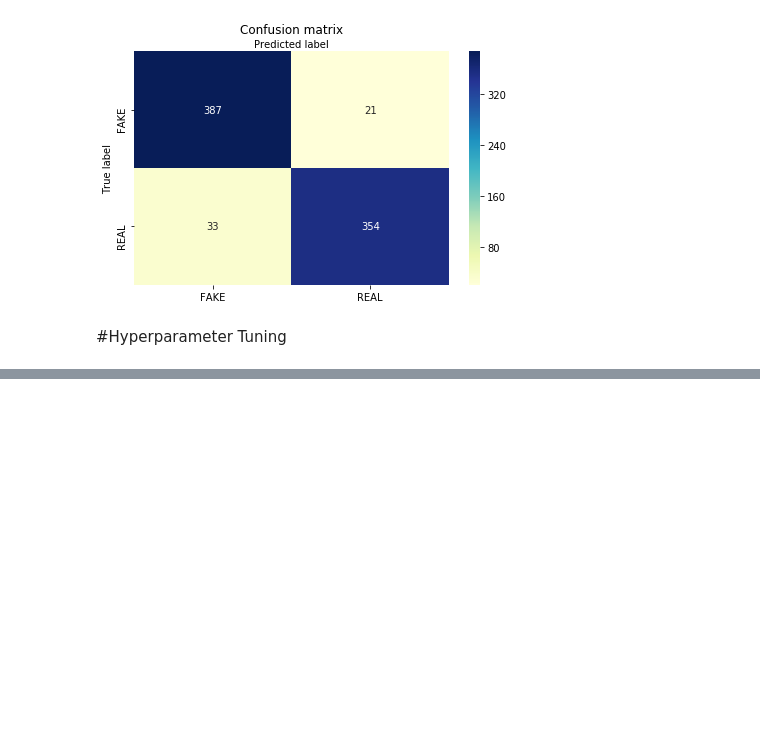
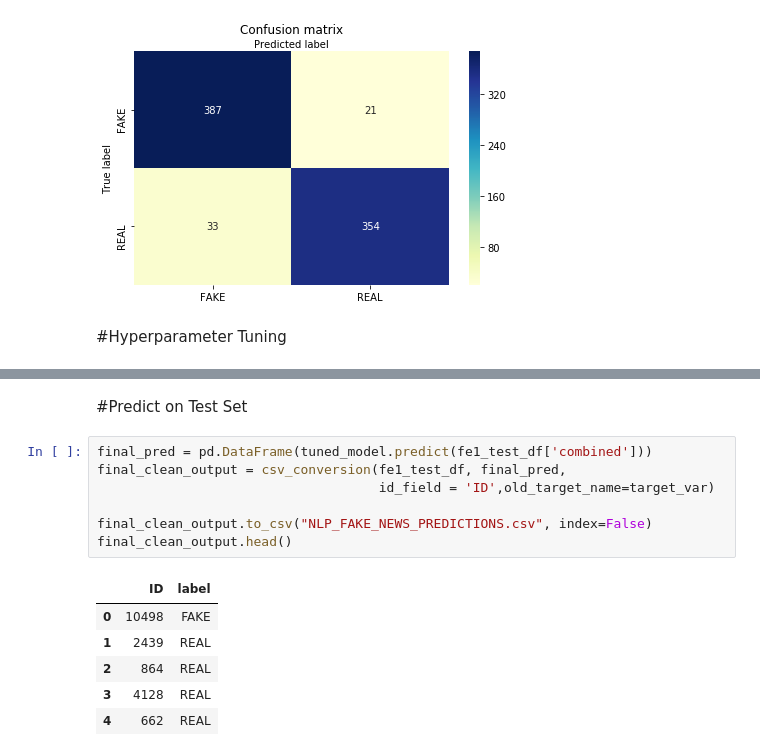
Before and after one commit to martinan92/NLP-FakeNews, a Jupyter notebook: First NLP Assignment (Martinez, Andrew).ipynb, the cells around one changed output, grey strips where cells are left out. Cells and saved outputs as stored; diff of their text form; blank space fills up the shorter version.

```diff
--- a/First NLP Assignment (Martinez, Andrew).ipynb
+++ b/First NLP Assignment (Martinez, Andrew).ipynb
@@ -315,0 +347,16 @@ run_full_iteration(fe1_train_df, tuned_model, vectorizer,
+# %% [markdown]
+#Predict on Test Set
+# %%
+final_pred = pd.DataFrame(tuned_model.predict(fe1_test_df['combined']))
+final_clean_output = csv_conversion(fe1_test_df, final_pred,
+                                    id_field = 'ID',old_target_name=target_var)
+
+final_clean_output.to_csv("NLP_FAKE_NEWS_PREDICTIONS.csv", index=False)
+final_clean_output.head()
+# %% [output]
+|  | ID | label |
+| 0 | 10498 | FAKE |
+| 1 | 2439 | REAL |
+| 2 | 864 | REAL |
+| 3 | 4128 | REAL |
+| 4 | 662 | REAL |
```
Also changed, not shown: parts of 3 cells of this notebook.
